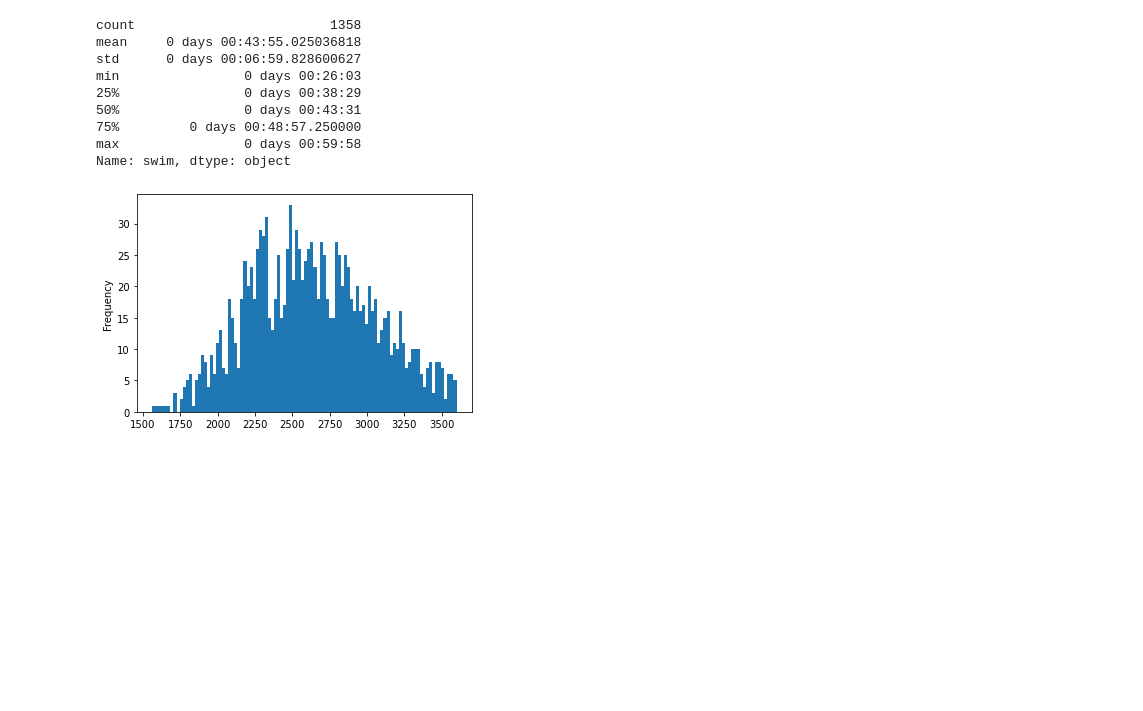
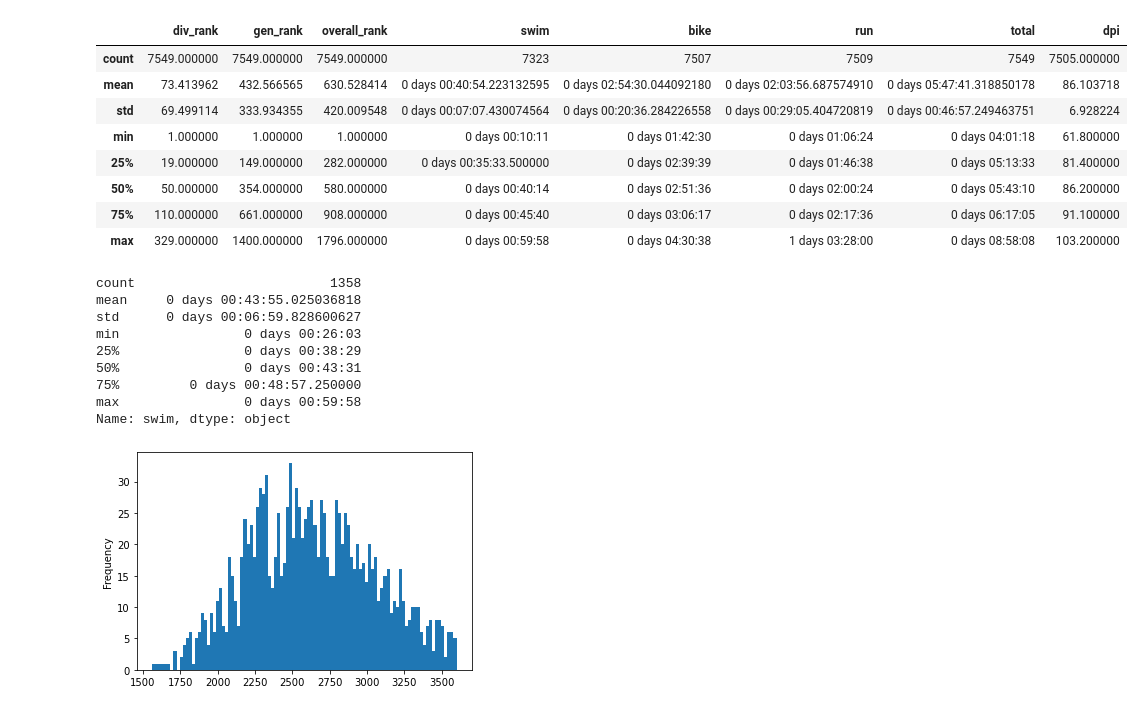
Before and after one commit to Maitech0/IM70.3SA, a Jupyter notebook: data_analisis.ipynb, the cells around one changed output. Saved outputs shown, nothing was run; the diff lists cells and outputs as text; code cells hidden in the pictures; blank space fills up the shorter version.

```diff
--- a/data_analisis.ipynb
+++ b/data_analisis.ipynb
@@ -26,33 +26,46 @@ for df in df_list:
 i703sa_df = i703sa_df.rename(columns={"Name": "name", "Unnamed: 1" : "country",  "Div.": "div_rank",
                          "Gen.": "gen_rank", "Ovr.": "overall_rank", "Swim": "swim",
                          "Bike": "bike", "Run": "run", "Overall": "total",  "DPI": "dpi"})
 
 i703sa_df["race_city"] = i703sa_df["race_city"].str[11:-4] #Limpia ciudad
 
 i703sa_df['name'] = i703sa_df['name'].map(lambda x: x.rstrip('"')) #Limpia nombre + categoria
 
 i703sa_df["swim"] = '00:' + i703sa_df["swim"].str[0:5] #Corrige swim
 
 i703sa_df['swim'] = pd.to_timedelta(i703sa_df['swim'], errors = 'coerce')
 # yo se que esto está mal pero no lo supe arreglar
 i703sa_df["bike"] = pd.to_timedelta(i703sa_df["bike"])
 i703sa_df['run'] = pd.to_timedelta(i703sa_df["run"])
 i703sa_df['total'] = pd.to_timedelta(i703sa_df["total"])
 
 i703sa_df.isna().any()
 # swim, bike, run y dpi tiene valores nulos
 #total no, asi no voy a eliminar registros por Nan
 
 i703sa_df = i703sa_df[i703sa_df["name"].str.contains("PRO") == False]
 
 i703sa_df = i703sa_df.assign(division=i703sa_df.name.str[-6:]) # separar division amateurs
 i703sa_df["name"] = i703sa_df["name"].str[:-6] #borrar del nombre
 
 i703sa_df.to_csv('final_data/IRONMAN70.3 SUDAMERICA')
 
 #FIN DE LIMPIEZA
 
 df = i703sa_df
+
+len(df.race_city.unique())
+df.describe()
+# %% [output]
+|  | div_rank | gen_rank | overall_rank | swim | bike | run | total | dpi |
+| count | 7549.000000 | 7549.000000 | 7549.000000 | 7323 | 7507 | 7509 | 7549 | 7505.000000 |
+| mean | 73.413962 | 432.566565 | 630.528414 | 0 days 00:40:54.223132595 | 0 days 02:54:30.044092180 | 0 days 02:03:56.687574910 | 0 days 05:47:41.318850178 | 86.103718 |
+| std | 69.499114 | 333.934355 | 420.009548 | 0 days 00:07:07.430074564 | 0 days 00:20:36.284226558 | 0 days 00:29:05.404720819 | 0 days 00:46:57.249463751 | 6.928224 |
+| min | 1.000000 | 1.000000 | 1.000000 | 0 days 00:10:11 | 0 days 01:42:30 | 0 days 01:06:24 | 0 days 04:01:18 | 61.800000 |
+| 25% | 19.000000 | 149.000000 | 282.000000 | 0 days 00:35:33.500000 | 0 days 02:39:39 | 0 days 01:46:38 | 0 days 05:13:33 | 81.400000 |
+| 50% | 50.000000 | 354.000000 | 580.000000 | 0 days 00:40:14 | 0 days 02:51:36 | 0 days 02:00:24 | 0 days 05:43:10 | 86.200000 |
+| 75% | 110.000000 | 661.000000 | 908.000000 | 0 days 00:45:40 | 0 days 03:06:17 | 0 days 02:17:36 | 0 days 06:17:05 | 91.100000 |
+| max | 329.000000 | 1400.000000 | 1796.000000 | 0 days 00:59:58 | 0 days 04:30:38 | 1 days 03:28:00 | 0 days 08:58:08 | 103.200000 |
 # %%
 #Analisis de datos Mujeres
 df_F = df[df['division'].str.contains("F")]
```
Also changed, not shown: 9 other files.
